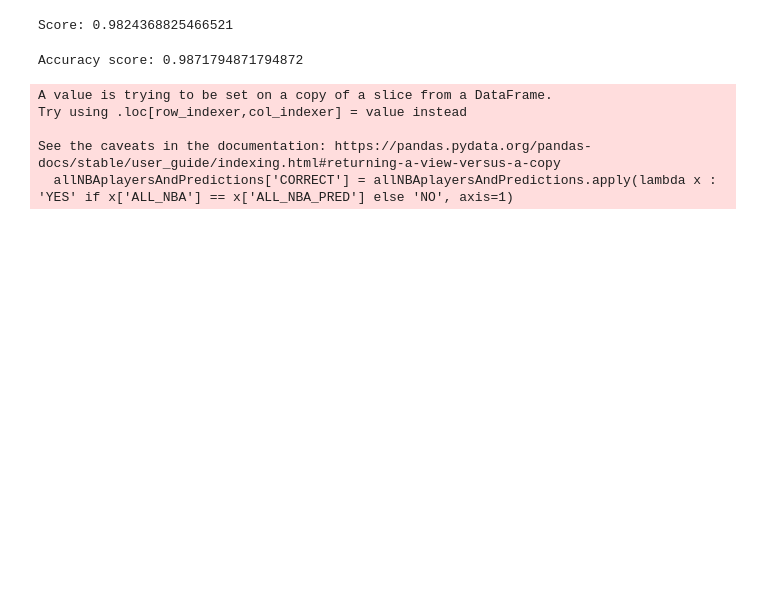
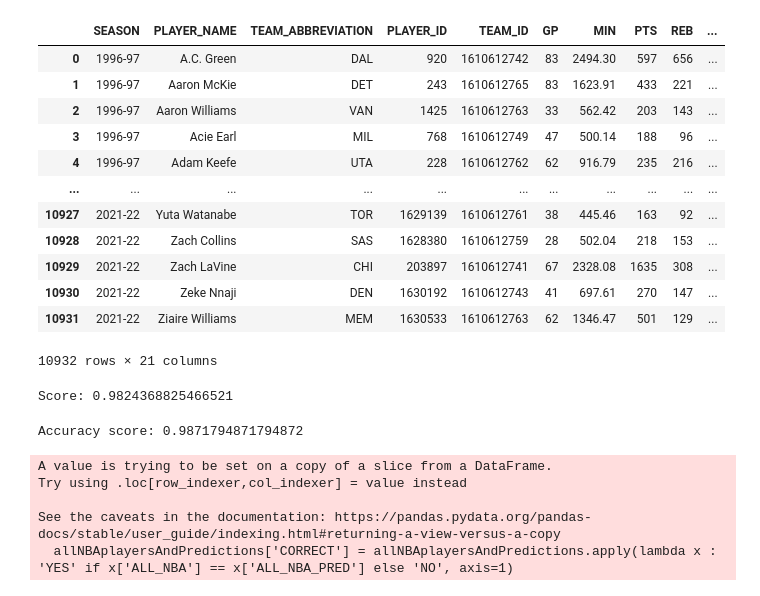
Before and after one commit to MikaelKaas/All-NBA_Award_Predictions, a Jupyter notebook: 6-make_predictions.ipynb, the cells around one changed output. Saved outputs shown, nothing was run; the diff lists cells and outputs as text; code cells hidden in the pictures; blank space fills up the shorter version.

```diff
--- a/6-make_predictions.ipynb
+++ b/6-make_predictions.ipynb
@@ -39,3 +31,22 @@ train = pd.read_csv(IN_DIRECTORY + 'player_stats_training.csv')
+# %%
+# get training data
+train = pd.read_csv(IN_DIRECTORY + 'player_stats_training.csv')
+
+train
+# %% [output]
+|  | SEASON | PLAYER_NAME | TEAM_ABBREVIATION | PLAYER_ID | TEAM_ID | GP | MIN | PTS | REB | ... |
+| 0 | 1996-97 | A.C. Green | DAL | 920 | 1610612742 | 83 | 2494.30 | 597 | 656 | ... |
+| 1 | 1996-97 | Aaron McKie | DET | 243 | 1610612765 | 83 | 1623.91 | 433 | 221 | ... |
+| 2 | 1996-97 | Aaron Williams | VAN | 1425 | 1610612763 | 33 | 562.42 | 203 | 143 | ... |
+| 3 | 1996-97 | Acie Earl | MIL | 768 | 1610612749 | 47 | 500.14 | 188 | 96 | ... |
+| 4 | 1996-97 | Adam Keefe | UTA | 228 | 1610612762 | 62 | 916.79 | 235 | 216 | ... |
+| ... | ... | ... | ... | ... | ... | ... | ... | ... | ... | ... |
+| 10927 | 2021-22 | Yuta Watanabe | TOR | 1629139 | 1610612761 | 38 | 445.46 | 163 | 92 | ... |
+| 10928 | 2021-22 | Zach Collins | SAS | 1628380 | 1610612759 | 28 | 502.04 | 218 | 153 | ... |
+| 10929 | 2021-22 | Zach LaVine | CHI | 203897 | 1610612741 | 67 | 2328.08 | 1635 | 308 | ... |
+| 10930 | 2021-22 | Zeke Nnaji | DEN | 1630192 | 1610612743 | 41 | 697.61 | 270 | 147 | ... |
+| 10931 | 2021-22 | Ziaire Williams | MEM | 1630533 | 1610612763 | 62 | 1346.47 | 501 | 129 | ... |
+10932 rows × 21 columns
 # %%
 # use Random Forest Classifier
 np.random.seed(6)
```
Also changed, not shown: parts of 7 cells of this notebook, 2 other files.
